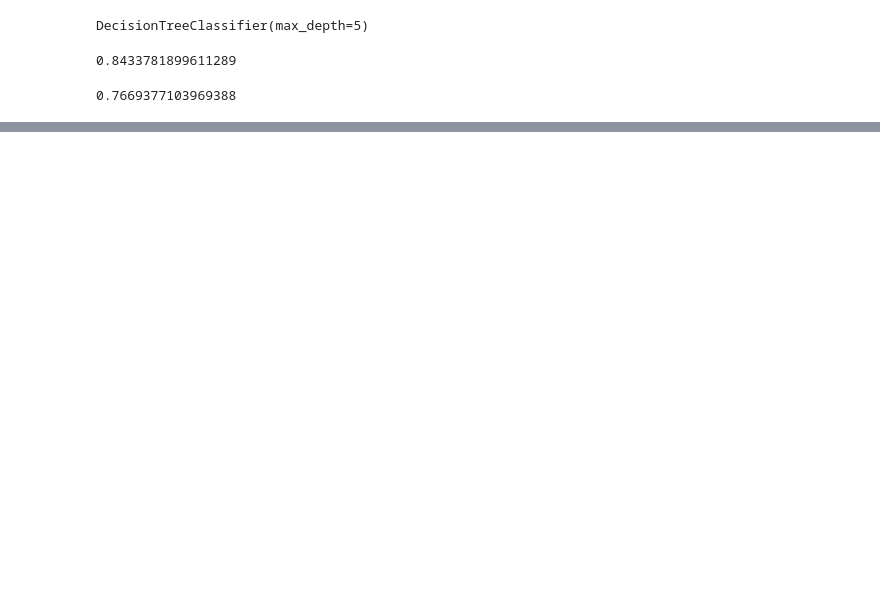
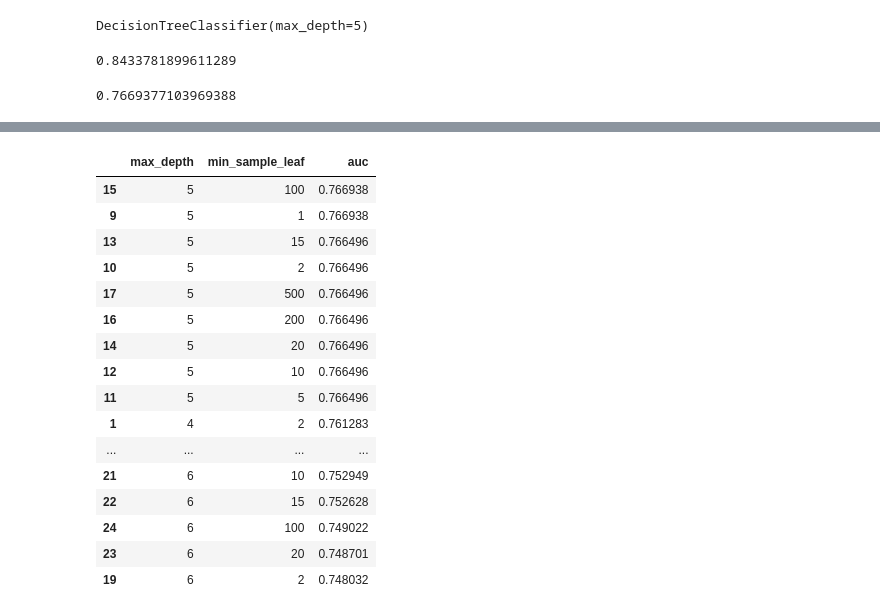
Before and after one commit to psychAura/Machine-Learning-Zoomcamp, a Jupyter notebook: Decision Trees/trees.ipynb, the cells around one changed output, grey strips where cells are left out. Drawn from its saved outputs; the diff is of its cells as text; code cells hidden in the pictures; blank space fills up the shorter version.

```diff
--- a/Decision Trees/trees.ipynb
+++ b/Decision Trees/trees.ipynb
@@ -6,7 +6,8 @@ import pandas as pd
 import matplotlib.pyplot as plt
 import seaborn as sns
 # %%
-df = pd.read_csv(r"C:\Users\H P\Desktop\Machine Learning Zoomcamp\Decision Trees\CreditScoring.csv") #load dataset from copy downloaded from kaggle
+df = pd.read_csv(r"C:\Users\hp\Desktop\machine Learning zoomcamp\Machine-Learning-Zoomcamp\Decision Trees\CreditScoring.csv")
+#load dataset from copy downloaded from kaggle
 # %%
 df.head()
 # %% [output]
@@ -281,0 +333,20 @@ print(export_text(dt, feature_names = dv.get_feature_names_out()))
+# %%
+df_scores.sort_values(by='auc', ascending = False)
+# %% [output]
+|  | max_depth | min_sample_leaf | auc |
+| 15 | 5 | 100 | 0.766938 |
+| 9 | 5 | 1 | 0.766938 |
+| 13 | 5 | 15 | 0.766496 |
+| 10 | 5 | 2 | 0.766496 |
+| 17 | 5 | 500 | 0.766496 |
+| 16 | 5 | 200 | 0.766496 |
+| 14 | 5 | 20 | 0.766496 |
+| 12 | 5 | 10 | 0.766496 |
+| 11 | 5 | 5 | 0.766496 |
+| 1 | 4 | 2 | 0.761283 |
+| ... | ... | ... | ... |
+| 21 | 6 | 10 | 0.752949 |
+| 22 | 6 | 15 | 0.752628 |
+| 24 | 6 | 100 | 0.749022 |
+| 23 | 6 | 20 | 0.748701 |
+| 19 | 6 | 2 | 0.748032 |
```
Also changed, not shown: parts of 13 cells of this notebook.
